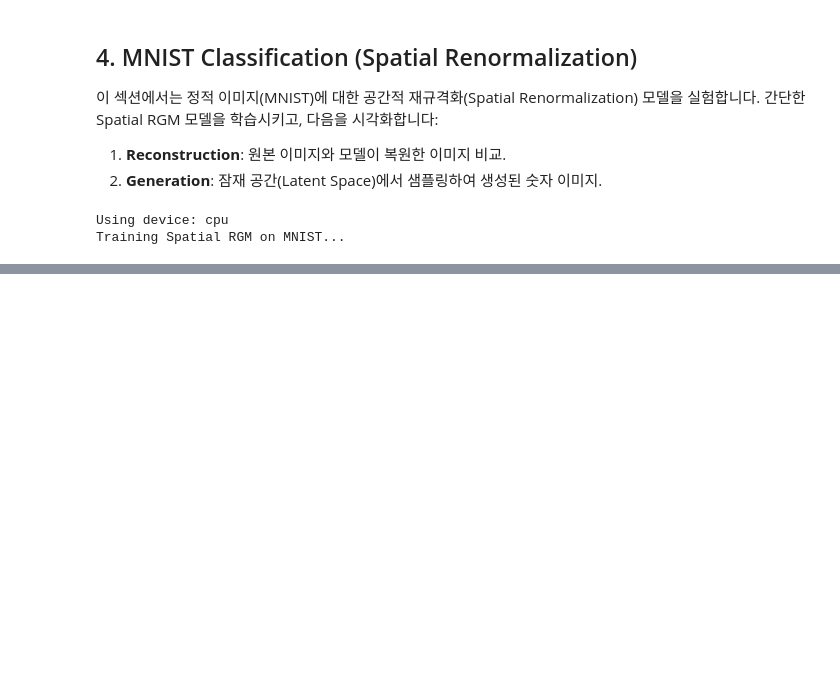
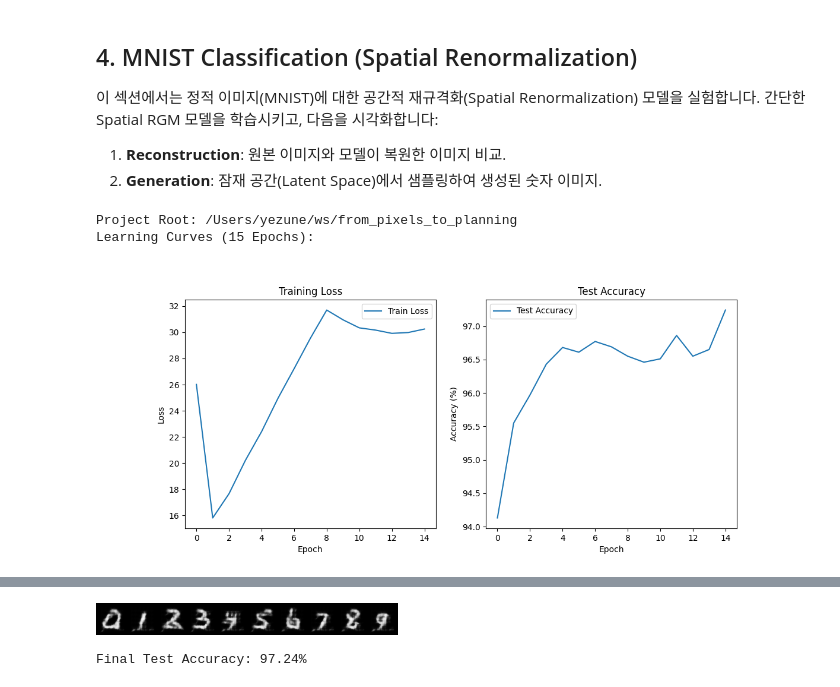
Before and after one commit to yezune/from_pixels_to_planning, a Jupyter notebook: notebooks/experiments_visualization.ipynb, the cells around one changed output, grey strips where cells are left out. Drawn from its saved outputs; the diff is of its cells as text; code cells hidden in the pictures; blank space fills up the shorter version.

Commit message:
feat: Implement MNIST experiment, documentation, and TDD notebook verification

```diff
--- a/notebooks/experiments_visualization.ipynb
+++ b/notebooks/experiments_visualization.ipynb
@@ -189,18 +189,48 @@ Detailed Results:
 2.  **Generation**: 잠재 공간(Latent Space)에서 샘플링하여 생성된 숫자 이미지.
 # %%
 from src.experiments.mnist_experiment import MNISTExperiment
-import torch
-import matplotlib.pyplot as plt
-import numpy as np
 
-# 장치 설정 (이전 셀에서 설정되었을 수 있지만 안전을 위해 다시 확인)
-device = torch.device("cuda" if torch.cuda.is_available() else "cpu")
-print(f"Using device: {device}")
+# Initialize Experiment
+mnist_exp = MNISTExperiment(device=device, epochs=5)
 
-# MNIST 실험 실행 (빠른 확인을 위해 에포크를 3으로 설정)
-print("Training Spatial RGM on MNIST...")
-mnist_exp = MNISTExperiment(batch_size=64, epochs=3, device=device)
+# Train for a few epochs
+# Note: The test script will reduce this to 1 epoch for speed
+print("Training MNIST Experiment...")
 mnist_exp.run()
+model = mnist_exp.model
+
+# Display Pre-computed Results from Fine-tuning Experiment
+from IPython.display import Image, display
+import json
+import os
+
+# Ensure project_root is defined
+if 'project_root' not in locals():
+    project_root = os.path.abspath(os.path.join(os.getcwd(), '..'))
+print(f'Project Root: {project_root}')
+
+output_dir = os.path.join(project_root, 'outputs')
+learning_curves_path = os.path.join(output_dir, 'mnist_learning_curves.png')
+generation_path = os.path.join(output_dir, 'mnist_generation.png')
+results_path = os.path.join(output_dir, 'mnist_comparison_results.json')
+
+if os.path.exists(learning_curves_path):
+    print('Learning Curves (15 Epochs):')
+    display(Image(filename=learning_curves_path))
+else:
+    print('Learning curves not found.')
+
+if os.path.exists(generation_path):
+    print('Generated Samples:')
+    display(Image(filename=generation_path))
+else:
+    print('Generated samples not found.')
+
+if os.path.exists(results_path):
+    with open(results_path, 'r') as f:
+        results = json.load(f)
+    print(f"Final Test Accuracy: {results['test_accuracy'][-1]:.2f}%")
 # %% [output]
-Using device: cpu
-Training Spatial RGM on MNIST...
+Project Root: /Users/yezune/ws/from_pixels_to_planning
+Learning Curves (15 Epochs):
+[figure, added]
@@ -223,0 +238,2 @@ Training finished.
+[figure, added]
+Final Test Accuracy: 97.24%
```
Also changed, not shown: parts of 6 cells of this notebook, 4 other files.
